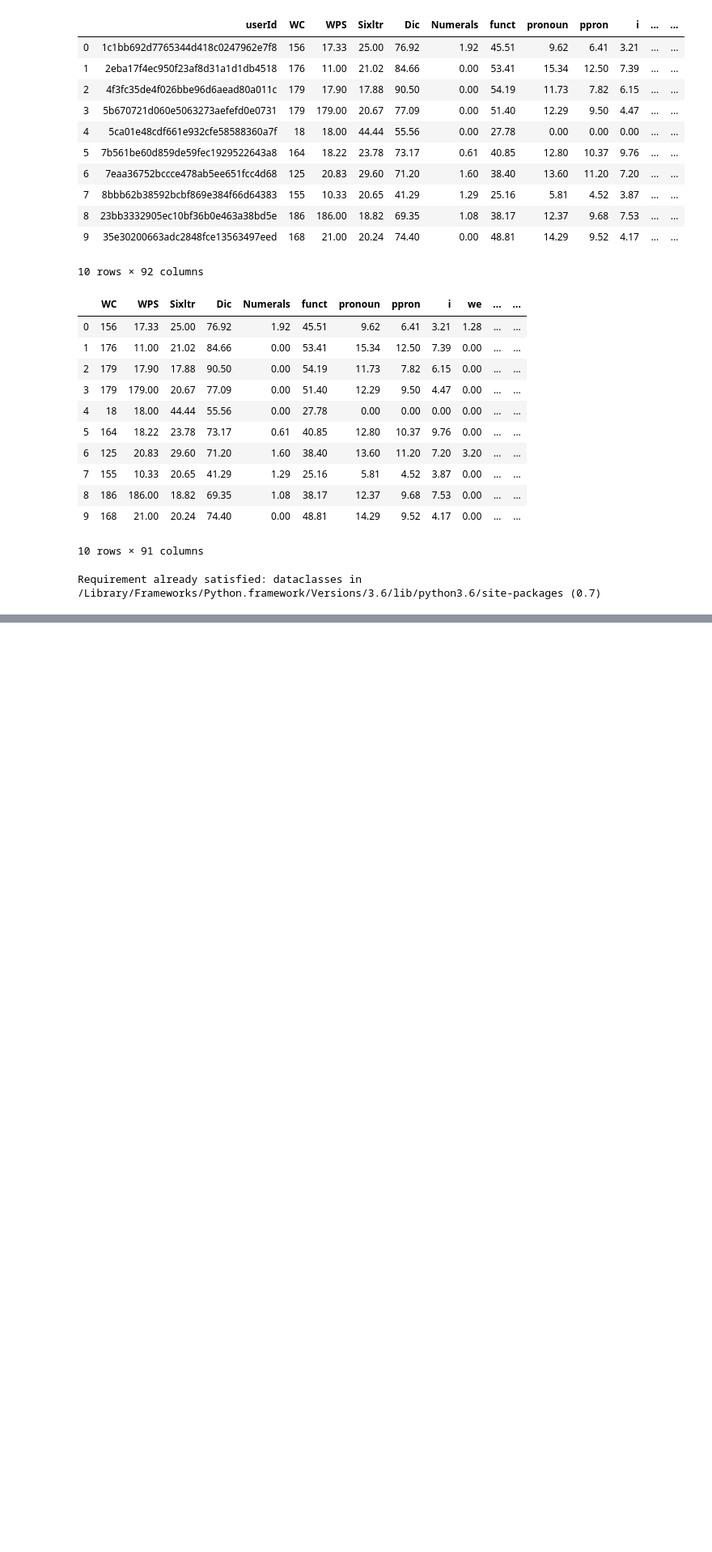
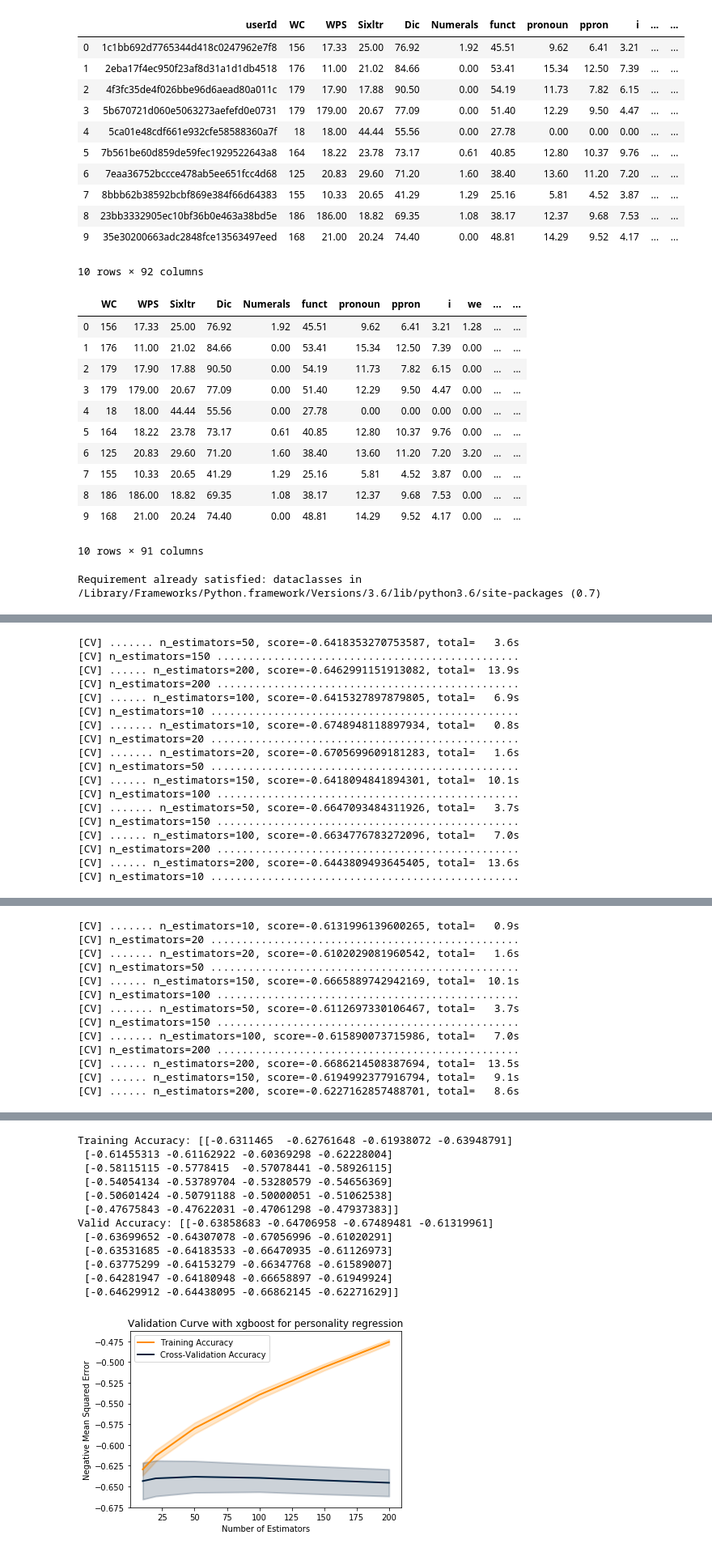
Before and after one commit to k1c/Facebook-User-Predictions, a Jupyter notebook: notebooks/Personality_Regression.ipynb, the cells around one changed output, grey strips where cells are left out. Shown: that part at 81% size. Saved outputs shown, nothing was run; the diff lists cells and outputs as text; code cells hidden in the pictures; blank space fills up the shorter version.

```diff
--- a/notebooks/Personality_Regression.ipynb
+++ b/notebooks/Personality_Regression.ipynb
@@ -179,14 +179,14 @@ def experiment(estimator, preprocessed_train, hyper_parameter_name, hyper_parame
                                                   cv=4,
                                                   verbose=3,
                                                   n_jobs=3,
-                                                  scoring="accuracy")
+                                                  scoring="neg_mean_squared_error")
     train_scores_mean = np.mean(train_scores, axis=1)
     train_scores_std = np.std(train_scores, axis=1)
     valid_scores_mean = np.mean(valid_scores, axis=1)
     valid_scores_std = np.std(valid_scores, axis=1)
     plt.title("Validation Curve with xgboost for personality regression")
     plt.xlabel(x_axis_label)
-    plt.ylabel("Accuracy")
+    plt.ylabel("Negative Mean Squared Error")
     lw = 2
 
     plt.plot(hyper_parameter_values, train_scores_mean, label="Training Accuracy",
@@ -208,9 +208,10 @@ def experiment(estimator, preprocessed_train, hyper_parameter_name, hyper_parame
 training_data = Data(X=liwc_nrc_features.values, y=liwc_nrc_targets_ext)
 # %%
 # Experiment 1: CV on Number of Boosting Stages.
-!pip3 install xgboost
-from xgboost import XGBRegressor
-experiment(XGBRegressor(max_depth=3, learning_rate=0.1),
+#!pip3 install xgboost
+from sklearn.ensemble import GradientBoostingRegressor
+#from xgboost import XGBRegressor
+experiment(GradientBoostingRegressor(max_depth=3, learning_rate=0.1),
            training_data,
            "n_estimators",
            [10, 20, 50, 100, 150, 200],
@@ -236,0 +238,18 @@ ModuleNotFoundError: No module named 'xgboost'
+[CV] ....... n_estimators=50, score=-0.6418353270753587, total=   3.6s
+[CV] n_estimators=150 ................................................
+[CV] ...... n_estimators=200, score=-0.6462991151913082, total=  13.9s
+[CV] n_estimators=200 ................................................
+[CV] ...... n_estimators=100, score=-0.6415327897879805, total=   6.9s
+[CV] n_estimators=10 .................................................
+[CV] ....... n_estimators=10, score=-0.6748948118897934, total=   0.8s
+[CV] n_estimators=20 .................................................
+[CV] ....... n_estimators=20, score=-0.6705699609181283, total=   1.6s
+[CV] n_estimators=50 .................................................
+[CV] ...... n_estimators=150, score=-0.6418094841894301, total=  10.1s
+[CV] n_estimators=100 ................................................
+[CV] ....... n_estimators=50, score=-0.6647093484311926, total=   3.7s
+[CV] n_estimators=150 ................................................
+[CV] ...... n_estimators=100, score=-0.6634776783272096, total=   7.0s
+[CV] n_estimators=200 ................................................
+[CV] ...... n_estimators=200, score=-0.6443809493645405, total=  13.6s
+[CV] n_estimators=10 .................................................
@@ -236,0 +257,13 @@ ModuleNotFoundError: No module named 'xgboost'
+[CV] ....... n_estimators=10, score=-0.6131996139600265, total=   0.9s
+[CV] n_estimators=20 .................................................
+[CV] ....... n_estimators=20, score=-0.6102029081960542, total=   1.6s
+[CV] n_estimators=50 .................................................
+[CV] ...... n_estimators=150, score=-0.6665889742942169, total=  10.1s
+[CV] n_estimators=100 ................................................
+[CV] ....... n_estimators=50, score=-0.6112697330106467, total=   3.7s
+[CV] n_estimators=150 ................................................
+[CV] ....... n_estimators=100, score=-0.615890073715986, total=   7.0s
+[CV] n_estimators=200 ................................................
+[CV] ...... n_estimators=200, score=-0.6686214508387694, total=  13.5s
+[CV] ...... n_estimators=150, score=-0.6194992377916794, total=   9.1s
+[CV] ...... n_estimators=200, score=-0.6227162857488701, total=   8.6s
@@ -237 +271,14 @@ ModuleNotFoundError: No module named 'xgboost'
+Training Accuracy: [[-0.6311465  -0.62761648 -0.61938072 -0.63948791]
+ [-0.61455313 -0.61162922 -0.60369298 -0.62228004]
+ [-0.58115115 -0.5778415  -0.57078441 -0.58926115]
+ [-0.54054134 -0.53789704 -0.53280579 -0.54656369]
+ [-0.50601424 -0.50791188 -0.50000051 -0.51062538]
+ [-0.47675843 -0.47622031 -0.47061298 -0.47937383]]
+Valid Accuracy: [[-0.63858683 -0.64706958 -0.67489481 -0.61319961]
+ [-0.63699652 -0.64307078 -0.67056996 -0.61020291]
+ [-0.63531685 -0.64183533 -0.66470935 -0.61126973]
+ [-0.63775299 -0.64153279 -0.66347768 -0.61589007]
+ [-0.64281947 -0.64180948 -0.66658897 -0.61949924]
+ [-0.64629912 -0.64438095 -0.66862145 -0.62271629]]
+[figure, added]
 # %%
```
Also changed, not shown: parts of 3 cells of this notebook, 1 other file.
